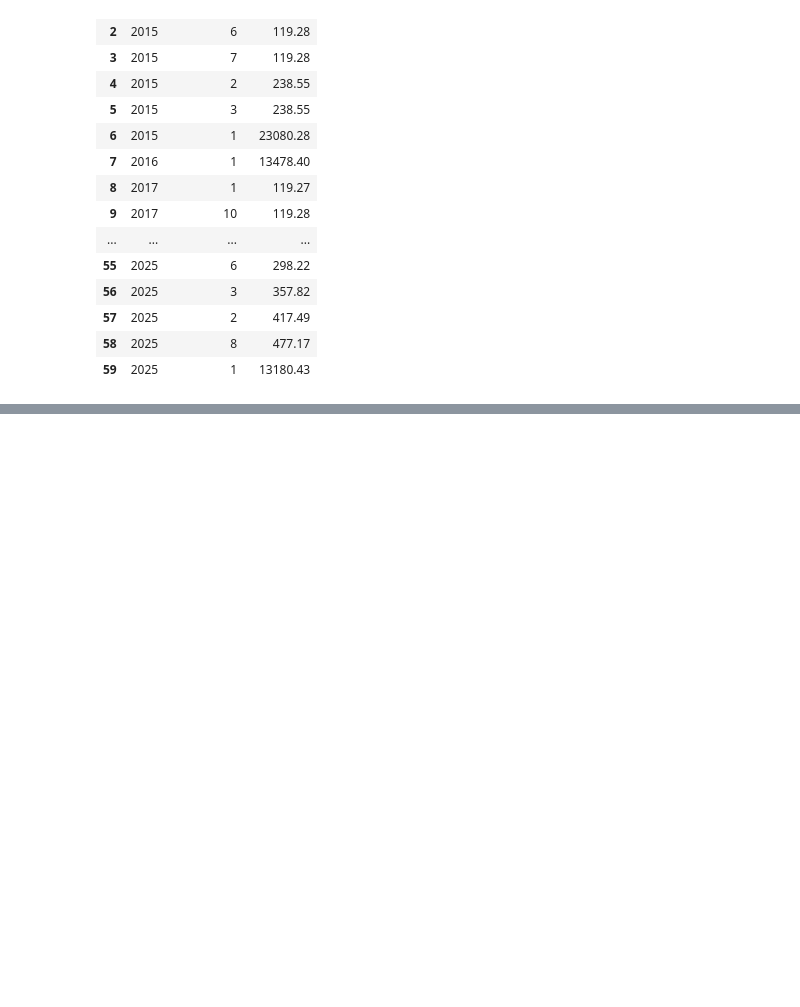
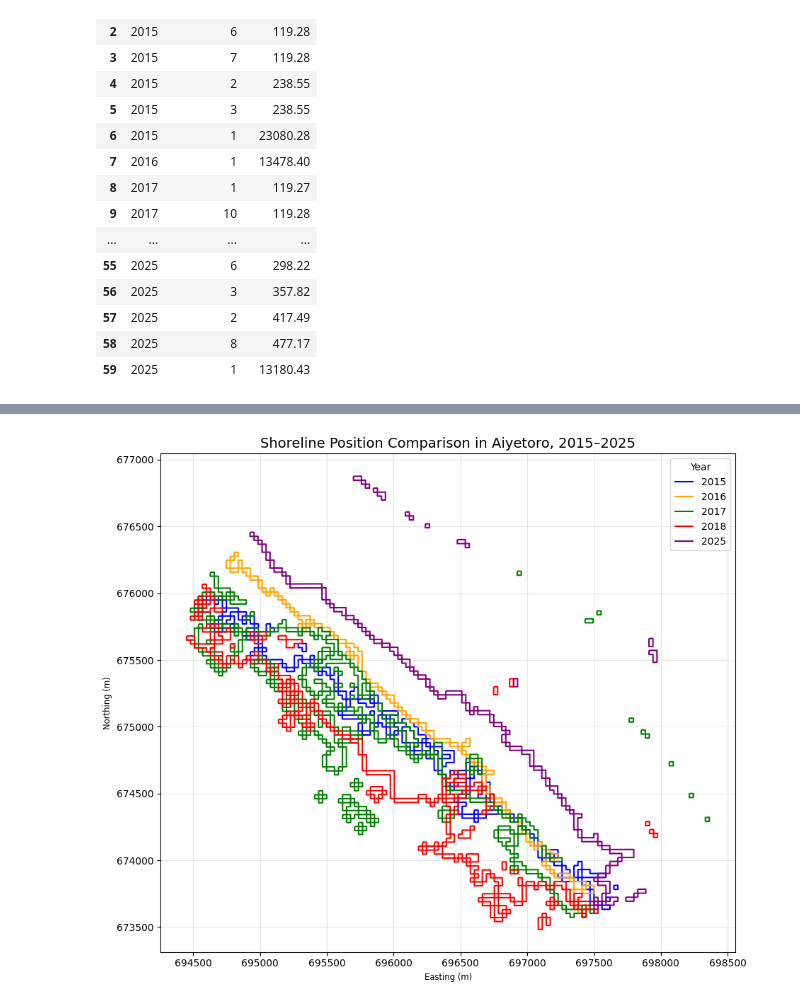
Before and after one commit to ayooluwaestheraladetuyi-cpu/aiyetoro-shoreline-analysis, a Jupyter notebook: Aiyetoro_XGBoost_SHAP_Analysis.ipynb, the cells around one changed output, grey strips where cells are left out. Saved outputs shown, nothing was run; the diff lists cells and outputs as text; code cells hidden in the pictures; blank space fills up the shorter version.

Commit message:
Aiyetoro_XGBoost_SHAP_Analysis

```diff
--- a/Aiyetoro_XGBoost_SHAP_Analysis.ipynb
+++ b/Aiyetoro_XGBoost_SHAP_Analysis.ipynb
@@ -531,0 +459,19 @@ Columns: ['ndwi_thres', 'year', 'shoreline', 'count', 'geometry']
+# %%
+import os
+import geopandas as gpd
+
+files = [
+    os.path.join("/content", f)
+    for f in os.listdir("/content")
+    if f.lower().endswith(".gpkg")
+]
+
+for path in sorted(files):
+    gdf = gpd.read_file(path)
+
+    print("\nFile:", os.path.basename(path))
+    print("Year:", gdf["year"].iloc[0] if "year" in gdf.columns else "Not specified")
+    print("Coordinate system:", gdf.crs)
+    print("Geometry type:", gdf.geom_type.unique())
+    print("Number of features:", len(gdf))
+    print("Total length (metres, if CRS uses metres):", round(gdf.to_crs("EPSG:32631").length.sum(), 2))
@@ -531,0 +496,43 @@ Columns: ['ndwi_thres', 'year', 'shoreline', 'count', 'geometry']
+# %%
+import os
+import geopandas as gpd
+import matplotlib.pyplot as plt
+
+# Colours for each year
+year_colors = {
+    2015: "blue",
+    2016: "orange",
+    2017: "green",
+    2018: "red",
+    2025: "purple"
+}
+
+# Create the map
+fig, ax = plt.subplots(figsize=(12, 8))
+
+for path in sorted(files):
+    gdf = gpd.read_file(path)
+
+    year = int(gdf["year"].iloc[0])
+
+    gdf.plot(
+        ax=ax,
+        color=year_colors.get(year, "black"),
+        linewidth=1.5,
+        label=str(year)
+    )
+
+ax.set_title(
+    "Shoreline Position Comparison in Aiyetoro, 2015–2025",
+    fontsize=14
+)
+ax.set_xlabel("Easting (m)")
+ax.set_ylabel("Northing (m)")
+ax.legend(title="Year")
+ax.set_aspect("equal")
+ax.grid(True, alpha=0.3)
+
+plt.tight_layout()
+plt.show()
+# %% [output]
+[figure, added]
```
Also changed, not shown: parts of 62 cells of this notebook.
